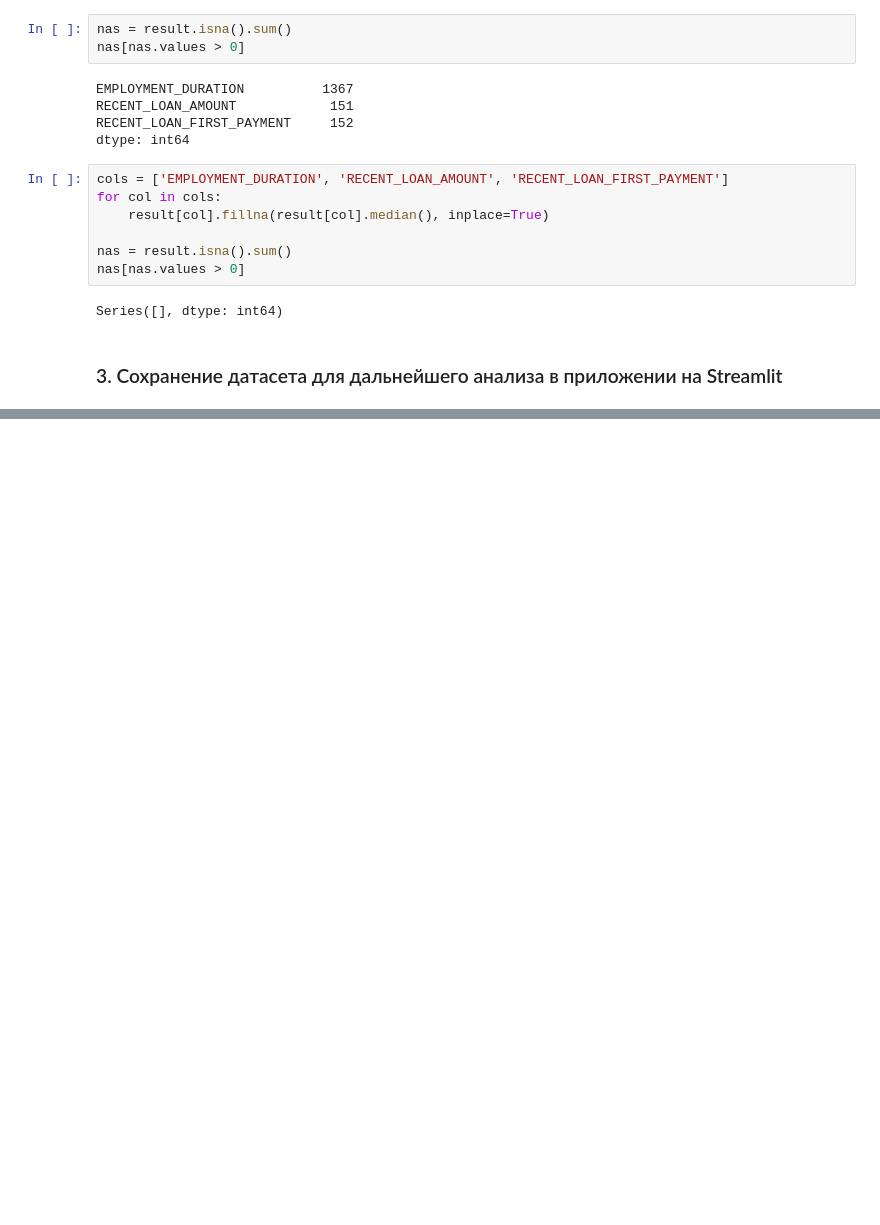
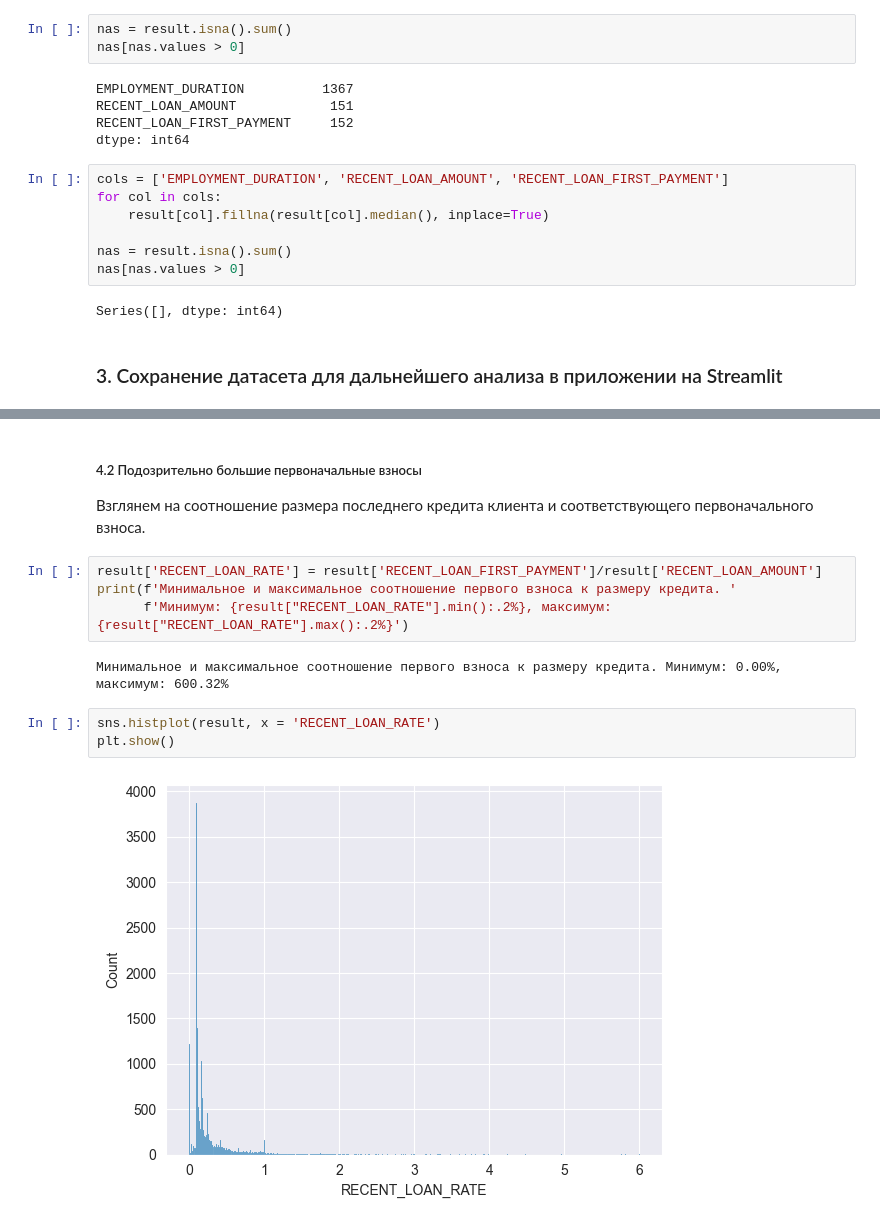
Before and after one commit to SeVlVershinin/py-applied-streamlit, a Jupyter notebook: ds.ipynb, the cells around one changed output, grey strips where cells are left out. Saved outputs shown, nothing was run; the diff lists cells and outputs as text; blank space fills up the shorter version.

```diff
--- a/ds.ipynb
+++ b/ds.ipynb
@@ -431,0 +398,15 @@ result.loc[ind]
+# %% [markdown]
+##### 4.2 Подозрительно большие первоначальные взносы
+
+Взглянем на соотношение размера последнего кредита клиента и соответствующего первоначального взноса.
+# %%
+result['RECENT_LOAN_RATE'] = result['RECENT_LOAN_FIRST_PAYMENT']/result['RECENT_LOAN_AMOUNT']
+print(f'Минимальное и максимальное соотношение первого взноса к размеру кредита. '
+      f'Минимум: {result["RECENT_LOAN_RATE"].min():.2%}, максимум: {result["RECENT_LOAN_RATE"].max():.2%}')
+# %% [output]
+Минимальное и максимальное соотношение первого взноса к размеру кредита. Минимум: 0.00%, максимум: 600.32%
+# %%
+sns.histplot(result, x = 'RECENT_LOAN_RATE')
+plt.show()
+# %% [output]
+[figure, added]
```
Also changed, not shown: parts of 9 cells of this notebook, 3 other files.
